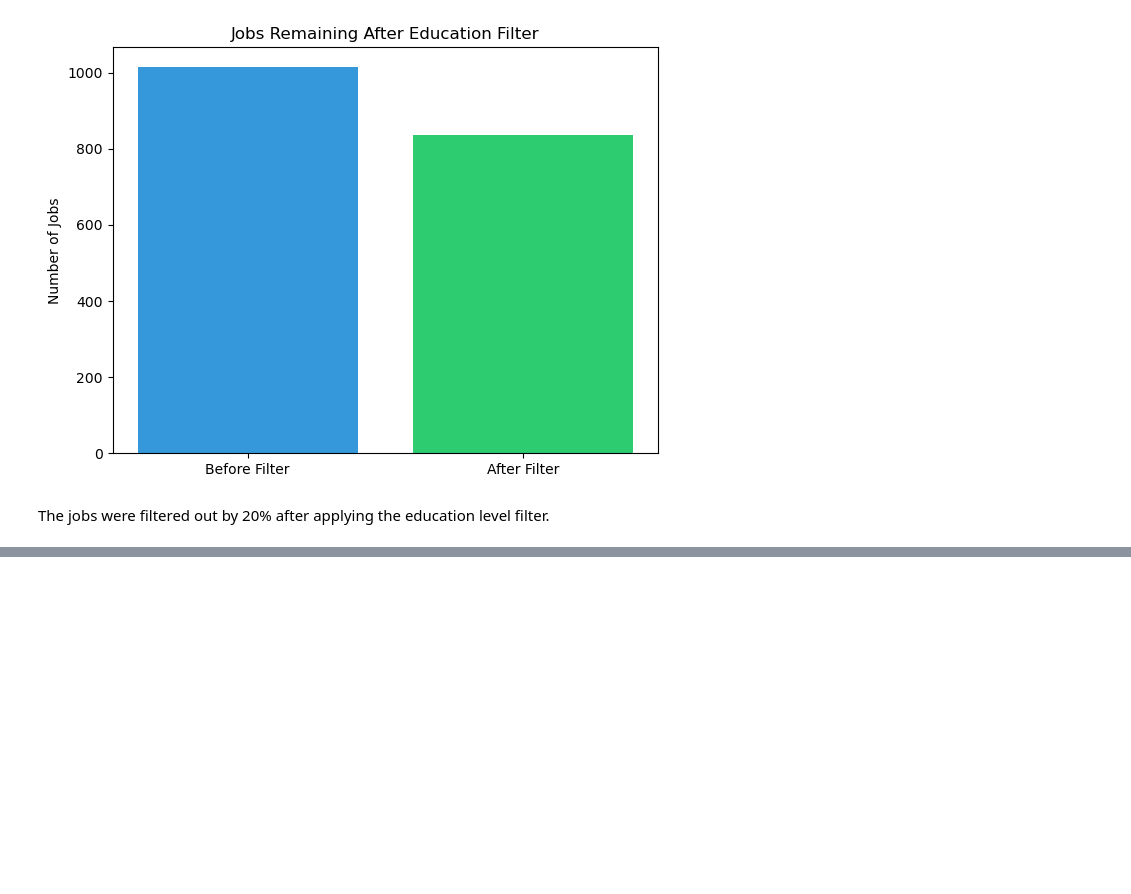
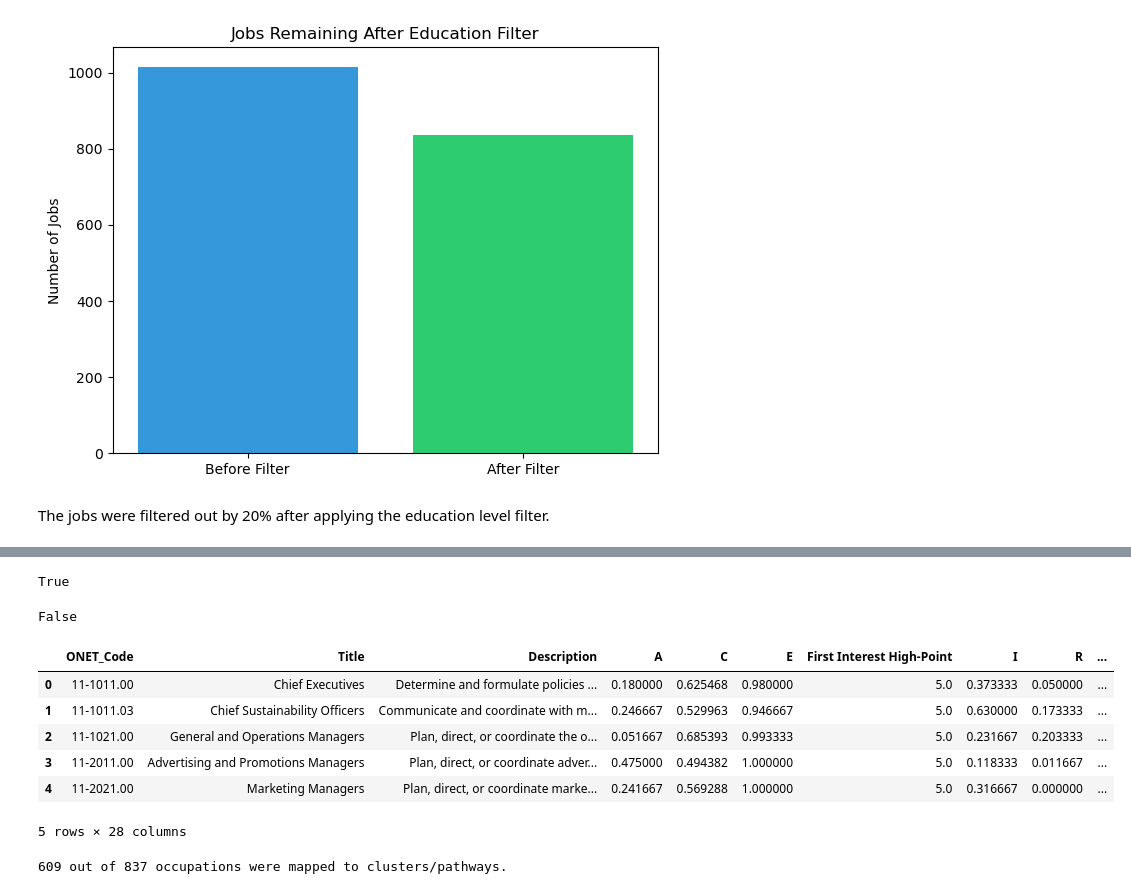
Before and after one commit to eugene-maina72/Phase_5_Capstone_Project-SmartPath, a Jupyter notebook: SmartPath.ipynb, the cells around one changed output, grey strips where cells are left out. Cells and saved outputs as stored; diff of their text form; code cells hidden in the pictures; blank space fills up the shorter version.

```diff
--- a/SmartPath.ipynb
+++ b/SmartPath.ipynb
@@ -1602,0 +1214,5 @@ fig.show()
+# %%
+#Load the crosswalk file, skip metadata rows, manually set columns
+crosswalk_df = pd.read_excel('data/Perkins_IV_Crosswalk_Table_4_ONETs_in_Pathways.xls',skiprows=5, header=None)
+crosswalk_df.columns = ['Code','Title', 'Space']
+crosswalk_df.head()
@@ -1602,0 +1226,4 @@ fig.show()
+# %%
+#drop space
+crosswalk_df = crosswalk_df[['Code','Title']]
+crosswalk_df.head()
@@ -1602,0 +1239,18 @@ fig.show()
+# %%
+#convert code column to str
+crosswalk_df['Code']=crosswalk_df['Code'].astype(str)
+
+#extract cluster names and fill them downwards
+crosswalk_df['Cluster'] = crosswalk_df['Title'].where(crosswalk_df['Code'].str.fullmatch(r'^\d+$')).ffill()
+
+#extract pathways names and fill them downwards
+crosswalk_df['Pathway'] = crosswalk_df['Title'].where(crosswalk_df['Code'].str.fullmatch(r'^\d+\.\d+$')).ffill()
+
+#filter rows with ONET codes only
+career_cluster = crosswalk_df[crosswalk_df['Code'].str.match(r'^\d{2}-\d{4}\.\d{2}$')].copy()
+
+#rename the columne to match jobprofile
+career_cluster = career_cluster.rename(columns={'Code': 'ONET_Code',})[['ONET_Code','Title','Pathway', 'Cluster']]
+
+career_cluster = career_cluster.reset_index(drop=True)
+career_cluster.head()
@@ -1602,0 +1280,29 @@ fig.show()
+# %%
+#check duplicates
+career_cluster.duplicated(subset='ONET_Code').any()
+# %% [output]
+True
+# %%
+#drop duplicates
+career_cluster = career_cluster.drop_duplicates(subset='ONET_Code', keep='first')
+career_cluster.duplicated(subset='ONET_Code').any()
+# %% [output]
+False
+# %%
+job_profiles_cleaned = job_profiles_clean.merge(career_cluster.drop(columns=['Title']), on='ONET_Code', how='left')
+job_profiles_cleaned.head()
+# %% [output]
+|  | ONET_Code | Title | Description | A | C | E | First Interest High-Point | I | R | ... |
+| 0 | 11-1011.00 | Chief Executives | Determine and formulate policies ... | 0.180000 | 0.625468 | 0.980000 | 5.0 | 0.373333 | 0.050000 | ... |
+| 1 | 11-1011.03 | Chief Sustainability Officers | Communicate and coordinate with m... | 0.246667 | 0.529963 | 0.946667 | 5.0 | 0.630000 | 0.173333 | ... |
+| 2 | 11-1021.00 | General and Operations Managers | Plan, direct, or coordinate the o... | 0.051667 | 0.685393 | 0.993333 | 5.0 | 0.231667 | 0.203333 | ... |
+| 3 | 11-2011.00 | Advertising and Promotions Managers | Plan, direct, or coordinate adver... | 0.475000 | 0.494382 | 1.000000 | 5.0 | 0.118333 | 0.011667 | ... |
+| 4 | 11-2021.00 | Marketing Managers | Plan, direct, or coordinate marke... | 0.241667 | 0.569288 | 1.000000 | 5.0 | 0.316667 | 0.000000 | ... |
+5 rows × 28 columns
+# %%
+#checking mapped careers
+mapped = job_profiles_cleaned['Cluster'].notna().sum()
+total = len(job_profiles_cleaned)
+print(f"{mapped} out of {total} occupations were mapped to clusters/pathways.")
+# %% [output]
+609 out of 837 occupations were mapped to clusters/pathways.
```
Also changed, not shown: parts of 44 cells of this notebook.
